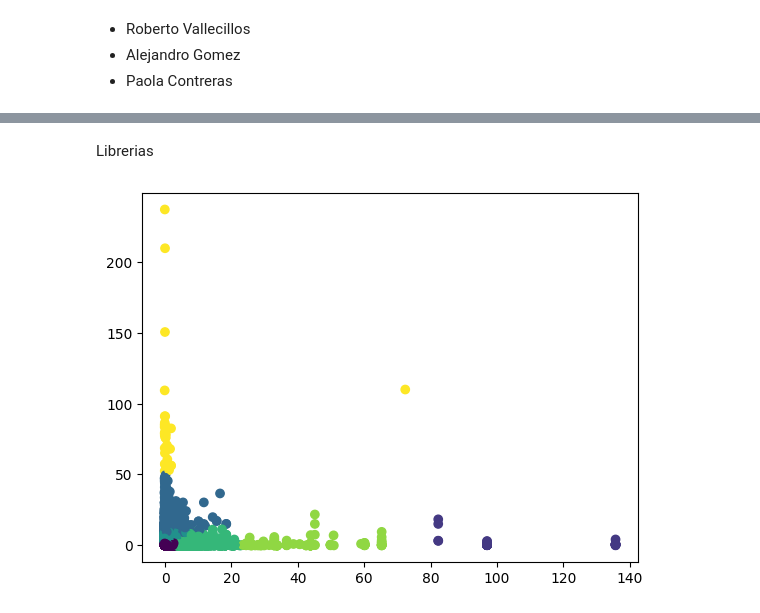
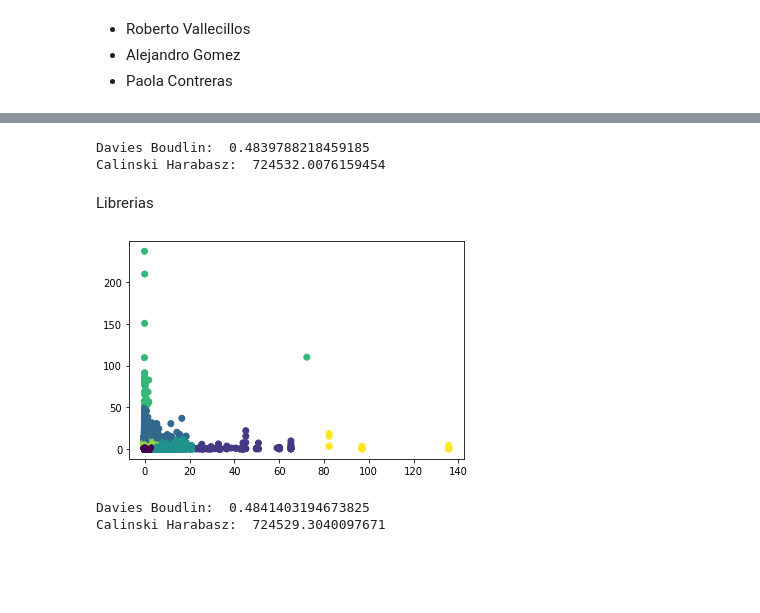
Before and after one commit to aleg001/Lab7-IA, a Jupyter notebook: Lab7.ipynb, the cells around one changed output, grey strips where cells are left out. Drawn from its saved outputs; the diff is of its cells as text; code cells hidden in the pictures; blank space fills up the shorter version.

Commit message:
feat. added evaluation metrics

```diff
--- a/Lab7.ipynb
+++ b/Lab7.ipynb
@@ -111,7 +111,7 @@ import random
 def DistanciaEuclediana(x1, x2):
     return np.sqrt(np.sum((x1 - x2)**2))
 # %%
-class KMeans:
+class KMeans_NoLibreria:
     def __init__(self,k, iter = 10):
         self.k = k
         self.iter = iter
@@ -151,10 +151,10 @@ class KMeans:
         return classes
 # %%
 from sklearn.preprocessing import StandardScaler
-from sklearn.datasets import make_blobs
+
 
 X= StandardScaler().fit_transform(X)
-kmeans = KMeans(7)
+kmeans = KMeans_NoLibreria(7)
 kmeans.train(X)
 
 classes = kmeans.predict(X)
@@ -177,3 +175,15 @@ plt.ylim(-2, 50)
+# %%
+# Metricas de evaluacion
+from sklearn.metrics import silhouette_score, calinski_harabasz_score, davies_bouldin_score
+daviesBoudlin = davies_bouldin_score(X, labels)
+print("Davies Boudlin: ", daviesBoudlin)
+
+
+calinskiHarabasz = calinski_harabasz_score(X, labels)
+print("Calinski Harabasz: ", calinskiHarabasz)
+# %% [output]
+Davies Boudlin:  0.4839788218459185
+Calinski Harabasz:  724532.0076159454
 # %% [markdown]
 Librerias
 # %%
@@ -185,11 +195,26 @@ import matplotlib.pyplot as plt
 # %%
 scaler = StandardScaler()
 X = scaler.fit_transform(BankCSV[["CustAccountBalance", "TransactionAmount (INR)"]])
 kmeans = KMeans(n_clusters=7)
 kmeans.fit(X)
 
 labels = kmeans.predict(X)
+u_labels = list(np.unique(labels))
+for i in u_labels:
+    plt.scatter(X[classes == i, 0], X[classes == i, 1], s = 20, label = i, marker='+')
 plt.scatter(X[:, 0], X[:, 1], c=labels)
 plt.show()
 # %% [output]
-[figure, old version]
+[figure, new version]
+# %%
+# Metricas de evaluacion
+from sklearn.metrics import silhouette_score, calinski_harabasz_score, davies_bouldin_score
+daviesBoudlin = davies_bouldin_score(X, labels)
+print("Davies Boudlin: ", daviesBoudlin)
+
+
+calinskiHarabasz = calinski_harabasz_score(X, labels)
+print("Calinski Harabasz: ", calinskiHarabasz)
+# %% [output]
+Davies Boudlin:  0.4841403194673825
+Calinski Harabasz:  724529.3040097671
```
Also changed, not shown: parts of 9 cells of this notebook.
